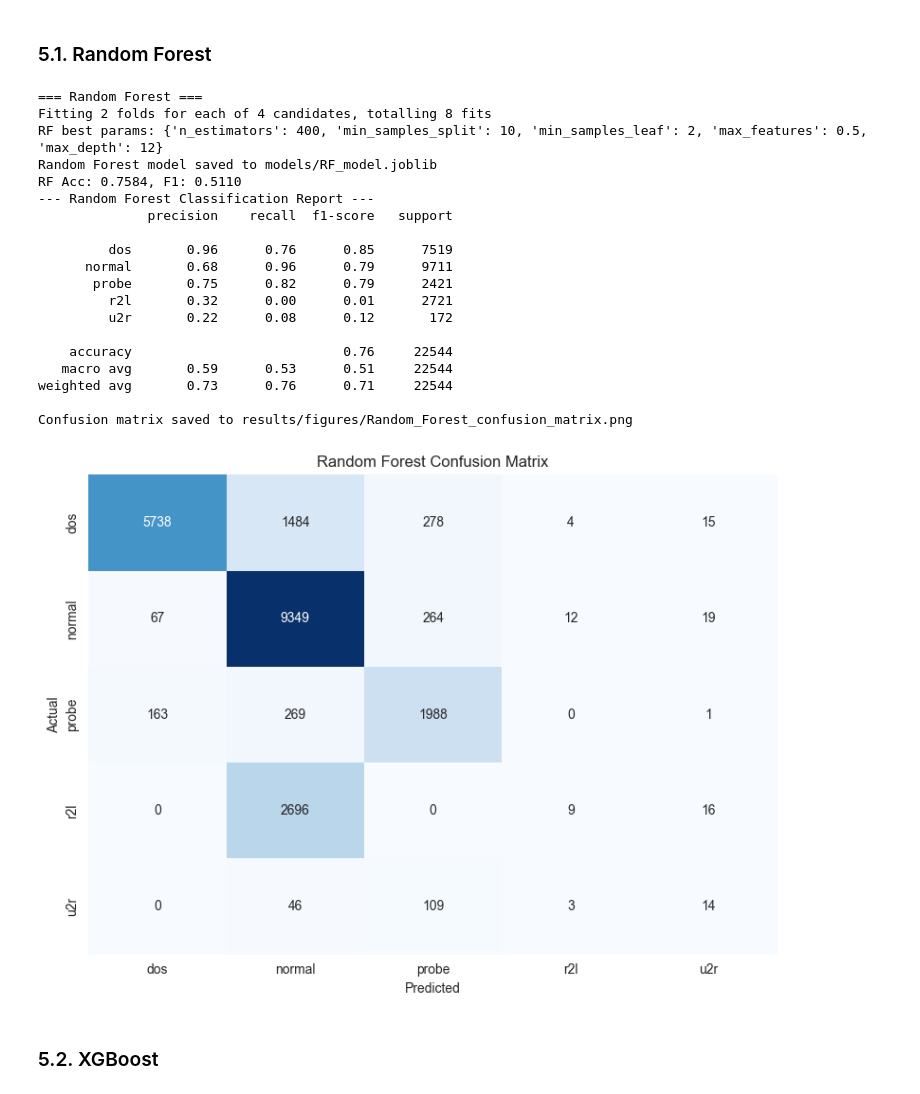
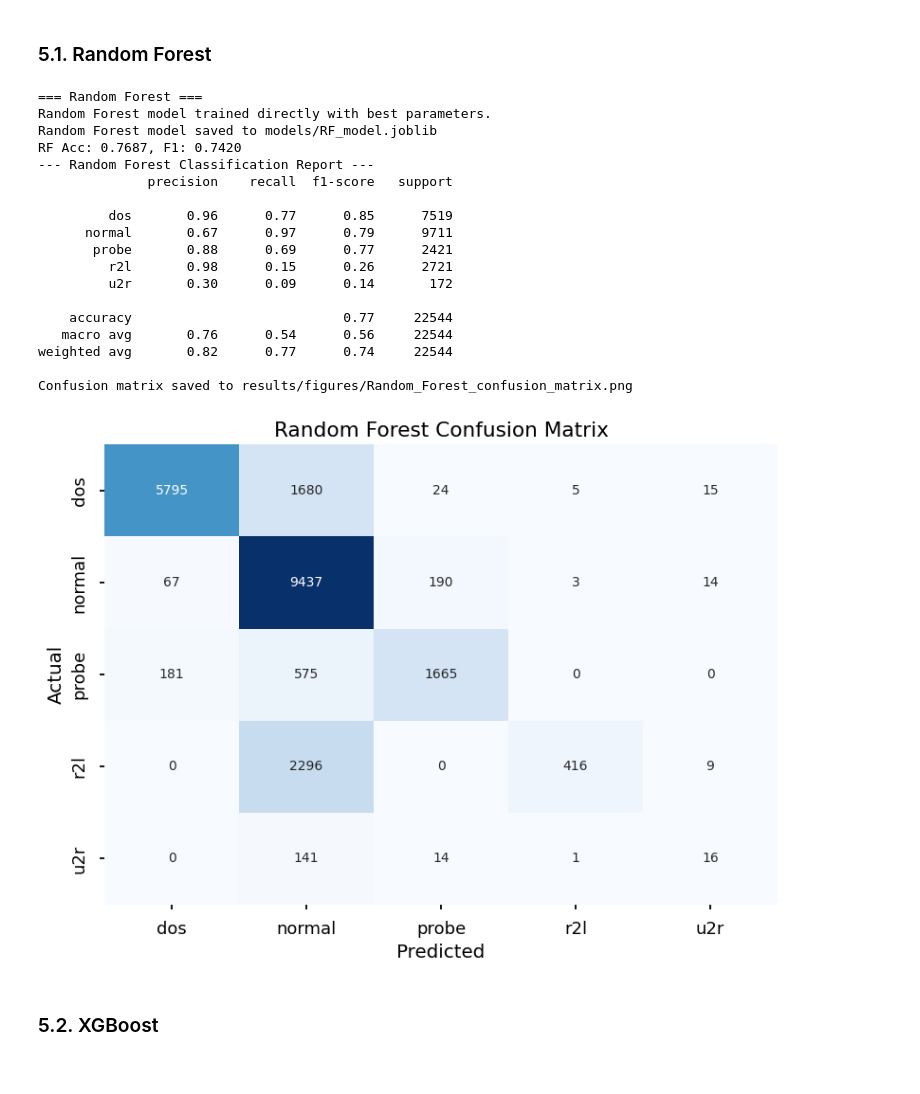
Before and after one commit to Javad-Ak/network-intrusion-detection, a Jupyter notebook: NID.ipynb, the cells around one changed output. Cells and saved outputs as stored; diff of their text form; code cells hidden in the pictures.

```diff
--- a/NID.ipynb
+++ b/NID.ipynb
@@ -283,72 +282,61 @@ results = []
 ### 5.1. Random Forest
 # %%
 print('=== Random Forest ===')
-rf = RandomForestClassifier(
+
+# Instantiate the Random Forest model with the best parameters
+best_rf = RandomForestClassifier(
+    n_estimators=500,
+    max_depth=12,
+    min_samples_split=2,
+    min_samples_leaf=1,
+    max_features='sqrt',
+    class_weight='balanced',
+    random_state=42,
     n_jobs=-1,
-    random_state=42,
-    class_weight='balanced', # Use class weights
-    oob_score=True # Use out-of-bag samples
+    oob_score=True
 )
 
-# hyperparameter grid for RandomizedSearch
-params_rf = {
-    'n_estimators': [300, 400, 500],
-    'max_depth': [6, 9, 12],
-    'min_samples_split': [2, 5, 10],
-    'min_samples_leaf': [1, 2, 4],
-    'max_features': ['sqrt', 'log2', 0.5]
-}
-
-# Increase n_iter and cv if hardware is sufficient
-grid_rf = RandomizedSearchCV(
-    rf, params_rf,
-    cv=2, n_jobs=-1, verbose=1, n_iter=4,
-    scoring='f1_macro',
-    random_state=42
-)
-
+# Train the model
 start = time.time()
-grid_rf.fit(X_train_resampled, y_train_resampled)
+best_rf.fit(X_train_resampled, y_train_resampled)
 train_rf_time = time.time() - start
 
-print('RF best params:', grid_rf.best_params_)
-best_rf = grid_rf.best_estimator_
+print("Random Forest model trained directly with best parameters.")
 
 # Save the trained model
 joblib.dump(best_rf, 'models/RF_model.joblib')
 print("Random Forest model saved to models/RF_model.joblib")
 
-# Evaluate the best model
+# Evaluate the model
 start = time.time()
 rf_pred = best_rf.predict(X_test)
 pred_rf_time = time.time() - start
 
 acc_rf = accuracy_score(y_test, rf_pred)
-f1_rf = f1_score(y_test, rf_pred, average='macro')
+f1_rf = f1_score(y_test, rf_pred, average='weighted')
 print(f"RF Acc: {acc_rf:.4f}, F1: {f1_rf:.4f}")
 detailed_report(y_test, rf_pred, le, 'Random Forest')
 results.append(('Random Forest', acc_rf, f1_rf, train_rf_time, pred_rf_time))
 # %% [output]
 === Random Forest ===
-Fitting 2 folds for each of 4 candidates, totalling 8 fits
-RF best params: {'n_estimators': 400, 'min_samples_split': 10, 'min_samples_leaf': 2, 'max_features': 0.5, 'max_depth': 12}
+Random Forest model trained directly with best parameters.
 Random Forest model saved to models/RF_model.joblib
-RF Acc: 0.7584, F1: 0.5110
+RF Acc: 0.7687, F1: 0.7420
 --- Random Forest Classification Report ---
               precision    recall  f1-score   support
 
-         dos       0.96      0.76      0.85      7519
-      normal       0.68      0.96      0.79      9711
-       probe       0.75      0.82      0.79      2421
-         r2l       0.32      0.00      0.01      2721
-         u2r       0.22      0.08      0.12       172
+         dos       0.96      0.77      0.85      7519
+      normal       0.67      0.97      0.79      9711
+       probe       0.88      0.69      0.77      2421
+         r2l       0.98      0.15      0.26      2721
+         u2r       0.30      0.09      0.14       172
 
-    accuracy                           0.76     22544
-   macro avg       0.59      0.53      0.51     22544
-weighted avg       0.73      0.76      0.71     22544
+    accuracy                           0.77     22544
+   macro avg       0.76      0.54      0.56     22544
+weighted avg       0.82      0.77      0.74     22544
 
 Confusion matrix saved to results/figures/Random_Forest_confusion_matrix.png
-[figure, old version]
+[figure, new version]
 # %% [markdown]
 ### 5.2. XGBoost
 # %%
```
Also changed, not shown: parts of 11 cells of this notebook, 9 other files.
